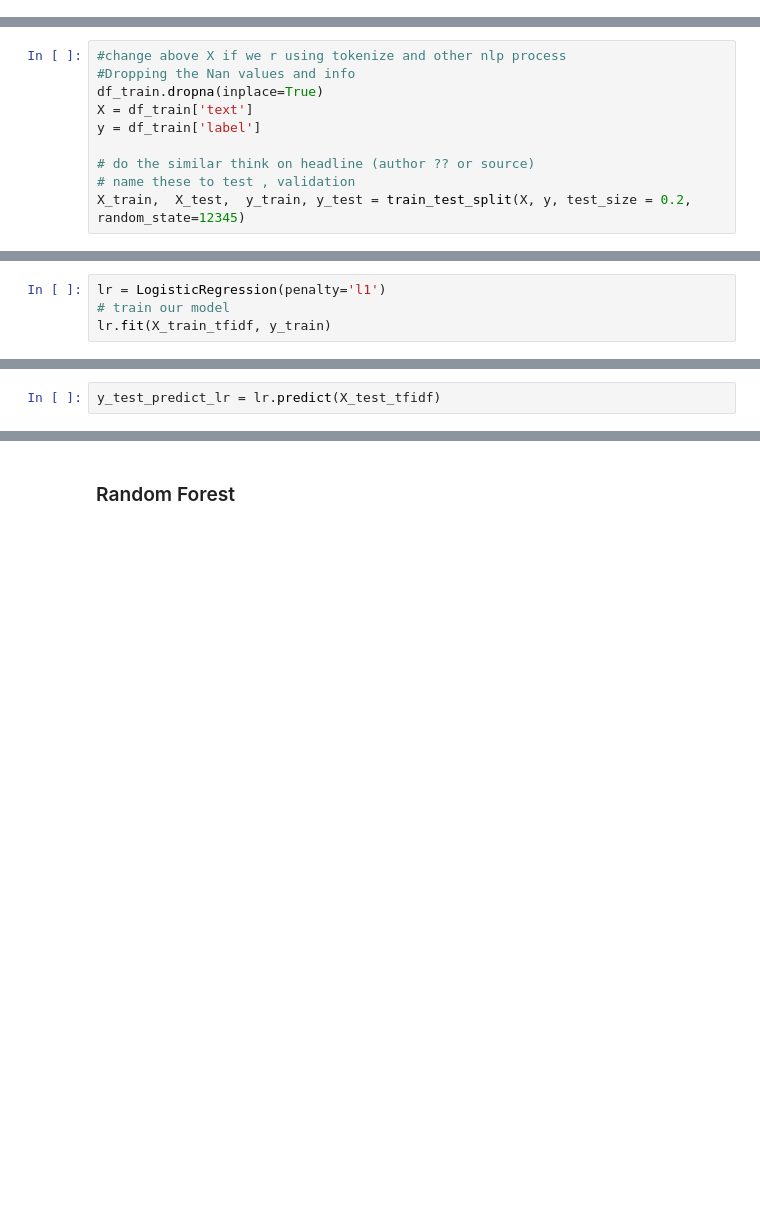
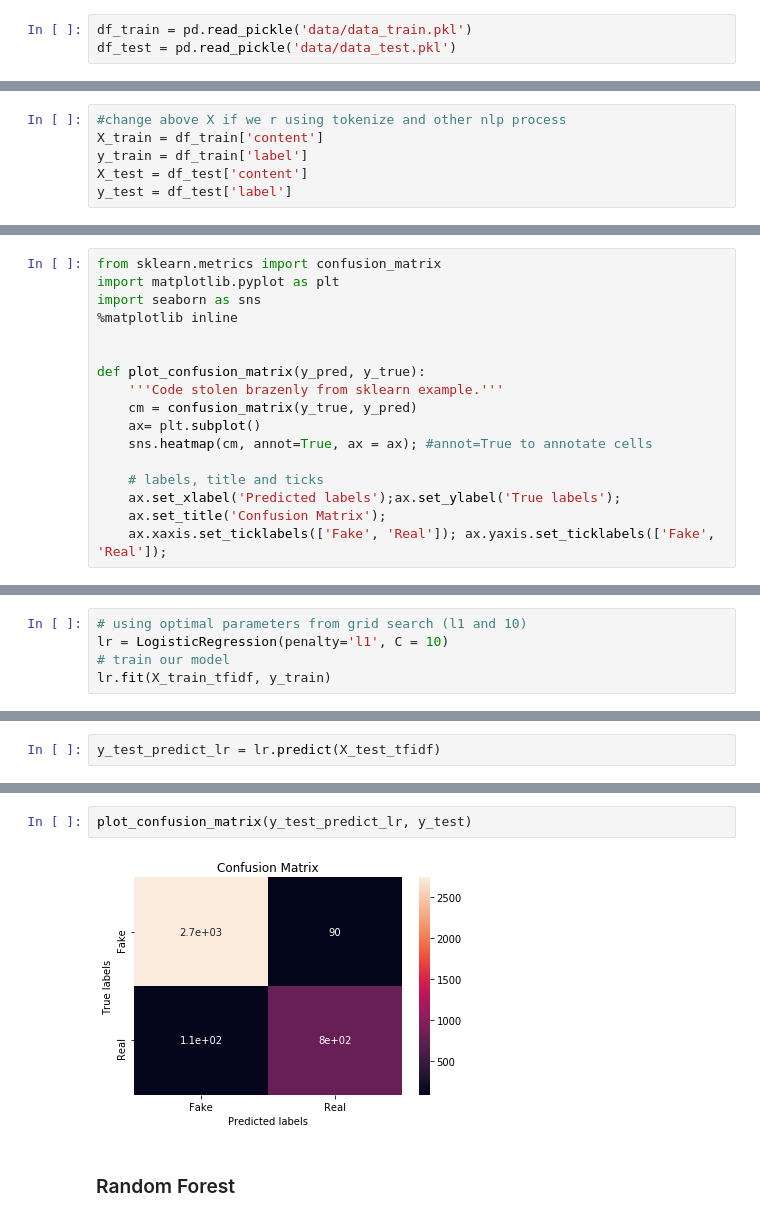
Before and after one commit to soniampub/Fake_News_Detection, a Jupyter notebook: ModelingUpdated.ipynb, the cells around one changed output, grey strips where cells are left out. Drawn from its saved outputs; the diff is of its cells as text; blank space fills up the shorter version.

Commit message:
updated modeling with grid search params

```diff
--- a/ModelingUpdated.ipynb
+++ b/ModelingUpdated.ipynb
@@ -42,0 +34,3 @@ After removing float type:  (20761, 5)
+# %%
+df_train = pd.read_pickle('data/data_train.pkl')
+df_test = pd.read_pickle('data/data_test.pkl')
@@ -43,13 +51,9 @@ After removing float type:  (20761, 5)
 # %%
 #change above X if we r using tokenize and other nlp process
-#Dropping the Nan values and info
-df_train.dropna(inplace=True)
-X = df_train['text']
-y = df_train['label']
-
-# do the similar think on headline (author ?? or source)
-# name these to test , validation
-X_train,  X_test,  y_train, y_test = train_test_split(X, y, test_size = 0.2, random_state=12345)
+X_train = df_train['content']
+y_train = df_train['label']
+X_test = df_test['content']
+y_test = df_test['label']
 # %%
 # stop = set(stopwords.words('english'))
 # snowball = SnowballStemmer('english')
@@ -77,3 +83,20 @@ X_test_tfidf = tfidf_vectorizer.transform(X_test)
+# %%
+from sklearn.metrics import confusion_matrix
+import matplotlib.pyplot as plt
+import seaborn as sns
+%matplotlib inline
+
+
+def plot_confusion_matrix(y_pred, y_true):
+    '''Code stolen brazenly from sklearn example.'''
+    cm = confusion_matrix(y_true, y_pred)
+    ax= plt.subplot()
+    sns.heatmap(cm, annot=True, ax = ax); #annot=True to annotate cells
+
+    # labels, title and ticks
+    ax.set_xlabel('Predicted labels');ax.set_ylabel('True labels');
+    ax.set_title('Confusion Matrix');
+    ax.xaxis.set_ticklabels(['Fake', 'Real']); ax.yaxis.set_ticklabels(['Fake', 'Real']);
 # %% [markdown]
 ## Modeling
 
@@ -103,7 +126,8 @@ Recall 44.031
 # %% [markdown]
 ### Logistic Regression
 # %%
-lr = LogisticRegression(penalty='l1')
+# using optimal parameters from grid search (l1 and 10)
+lr = LogisticRegression(penalty='l1', C = 10)
 # train our model
 lr.fit(X_train_tfidf, y_train)
 # %% [output]
@@ -133,3 +214,7 @@ Recall 93.967
+# %%
+plot_confusion_matrix(y_test_predict_lr, y_test)
+# %% [output]
+[figure, added]
 # %% [markdown]
 
 ### Random Forest
```
Also changed, not shown: parts of 44 cells of this notebook.
